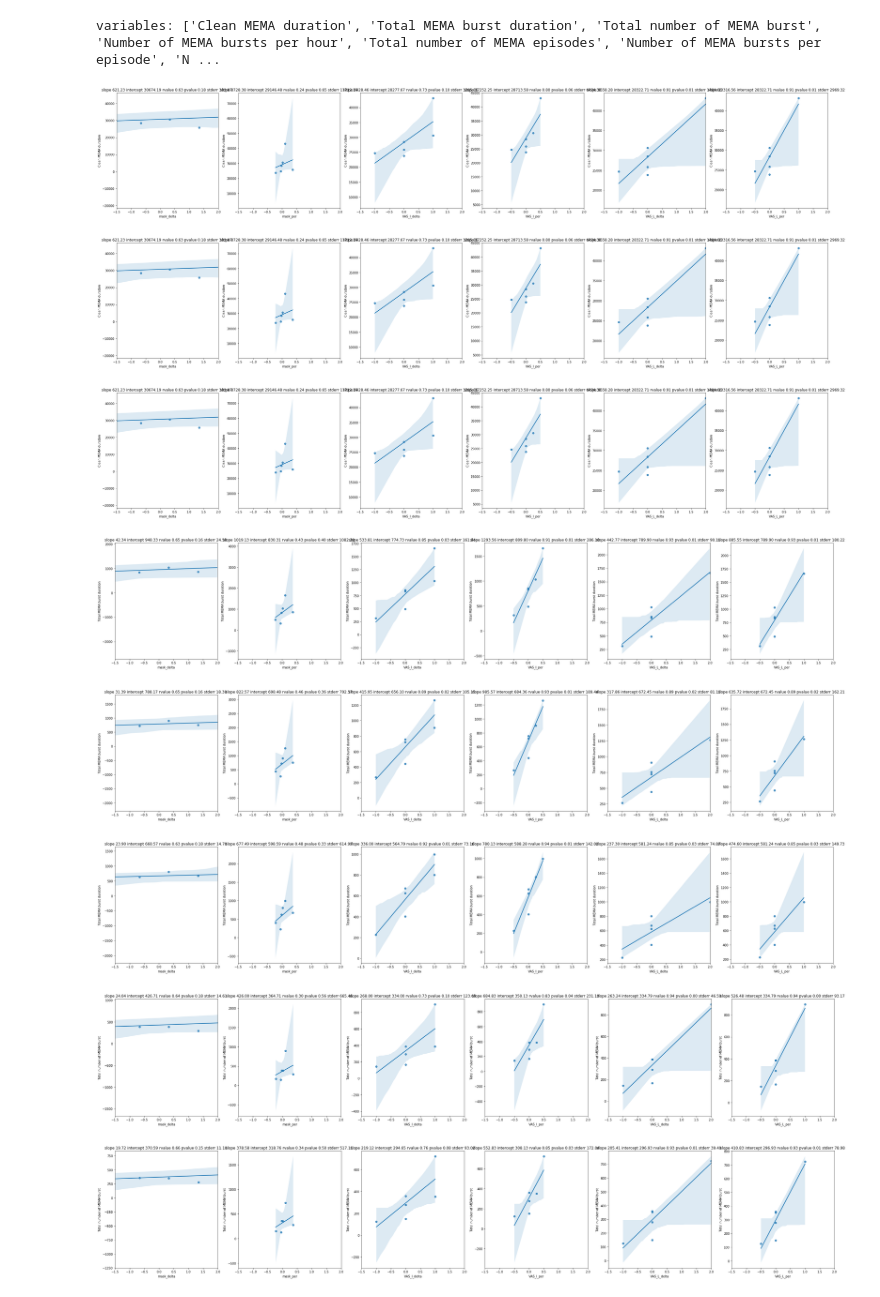
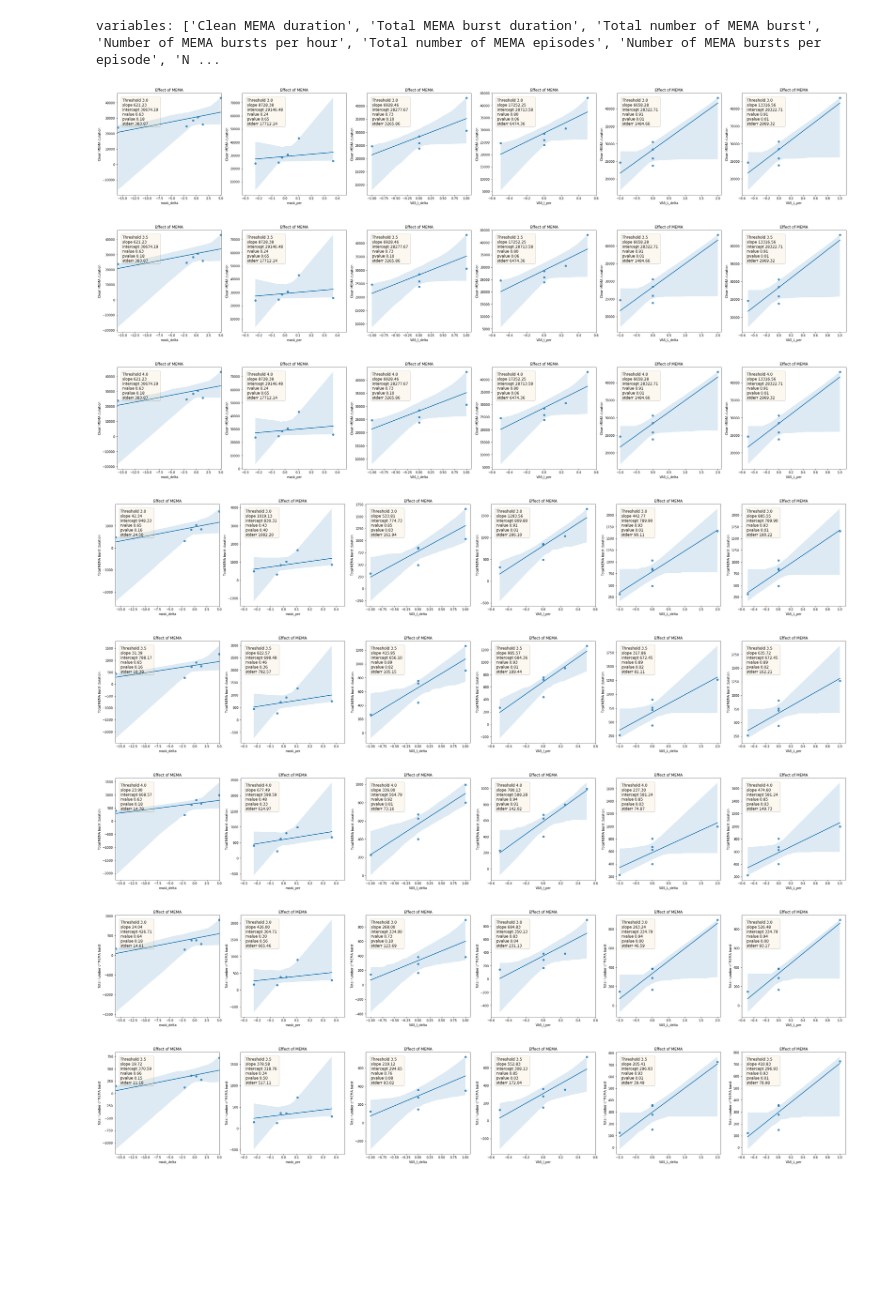
Before and after one commit to lkorczowski/Tinnitus-n-Sleep, a Jupyter notebook: notebooks/Middle_ear_Inter_subject_analysis.ipynb, the cells around one changed output. Saved outputs shown, nothing was run; the diff lists cells and outputs as text; code cells hidden in the pictures; blank space fills up the shorter version.

```diff
--- a/notebooks/Middle_ear_Inter_subject_analysis.ipynb
+++ b/notebooks/Middle_ear_Inter_subject_analysis.ipynb
@@ -167,28 +167,38 @@ variables: ['Clean MEMA duration', 'Total MEMA burst duration', 'Total number of
 # %%
 meta_results = pd.DataFrame()
 import seaborn as sns
+plt.close("all")
 data = reports.query("category != 'control'")
+# loop over all quantitative variables (y_axis)
 for y_axis in quantitative_variables:
+    # loop on all classification results (each figure)
     for threshold in reports["THR_classif"].unique():
         data_loc = data[data["THR_classif"]==threshold]
-        f, axes = plt.subplots(1, len(effect_variable), figsize=(len(effect_variable)*7, 7), sharex=True)
+        f, axes = plt.subplots(1, len(effect_variable), figsize=(len(effect_variable)*7, 6))
+        # loop on all effect variables (each subplot)
         for x_axis, ax in zip(effect_variable, axes):
             sns.regplot(x=x_axis,y=y_axis,data=data_loc,fit_reg=True, ax=ax)
+            ax.set_xlim(min(data_loc[x_axis].values)-0.1,max(data_loc[x_axis].values)+0.1)
             regression_result = scipy.stats.linregress(data_loc[x_axis].values,data_loc[y_axis].values)
             tmp = {"x_axis":x_axis, "y_axis":y_axis, "THR_classif": [threshold]}
-            title = ""
+            textstr = f"Threshold {threshold:.1f} "
             for a, re in zip(regression_result._fields, regression_result):
-                title = title + f"{a} {re:.2f} "
+                textstr = textstr + "\n" + f"{a} {re:.2f} "
                 tmp[a] = [re]
-            ax.set_title(f"{title}")
-            ax.set_xlim(min(data_loc[x_axis].values)-1,max(data_loc[x_axis].values)+1)
+            ax.set_title("Effect of MEMA")
+            # place patch
+            props = dict(boxstyle='round', facecolor='wheat', alpha=0.2)
+            ax.text(0.05, 0.95, textstr, transform=ax.transAxes, fontsize=12,
+                    verticalalignment='top', bbox=props)
+
+            # save results
             meta_results = pd.concat([meta_results, pd.DataFrame(tmp)])
 # %% [output]
-[figure, old version]
+[figure, new version]
-[figure, old version]
+[figure, new version]
-[figure, old version]
+[figure, new version]
-[figure, old version]
+[figure, new version]
-[figure, old version]
+[figure, new version]
-[figure, old version]
+[figure, new version]
-[figure, old version]
+[figure, new version]
-[figure, old version]
+[figure, new version]
```
Also changed, not shown: parts of 2 cells of this notebook.
